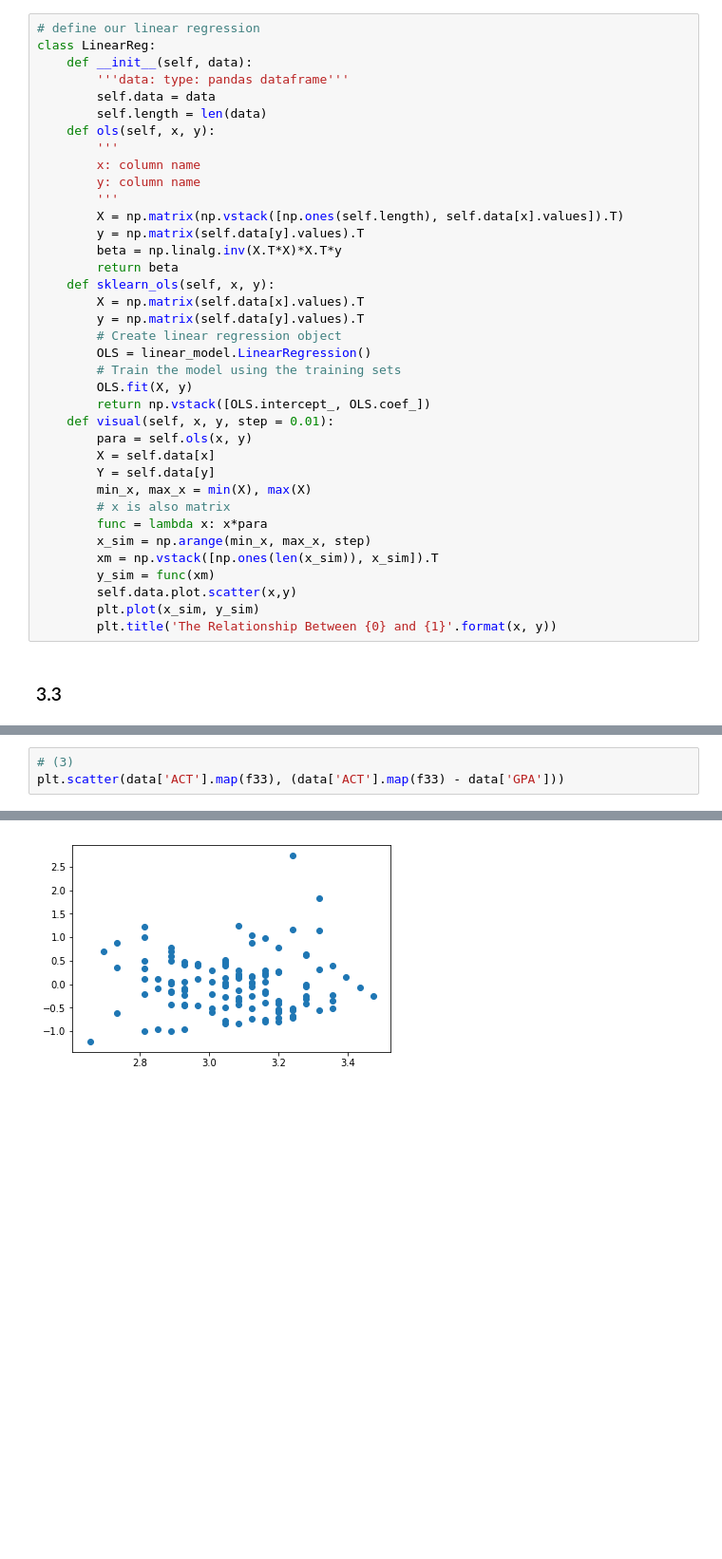
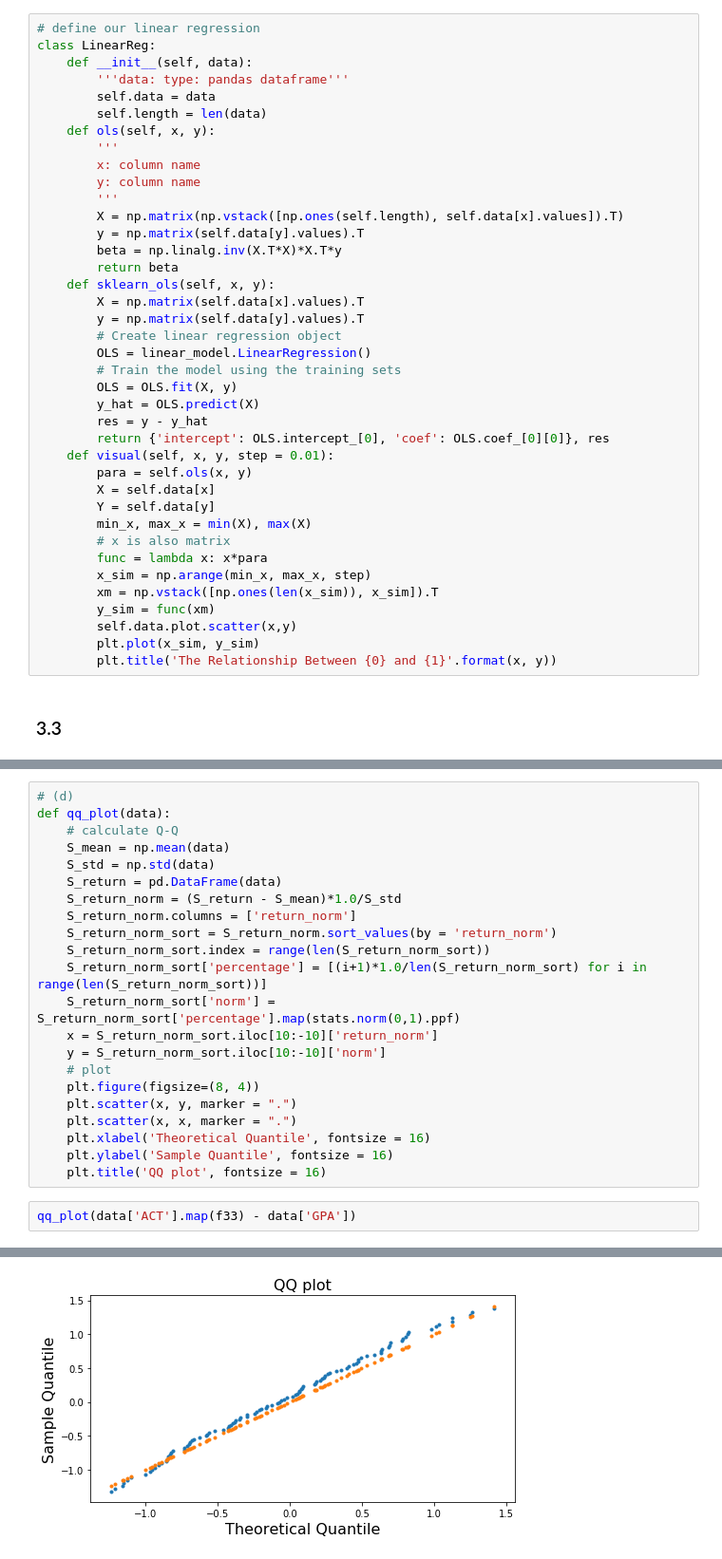
Before and after one commit to Quan-y/LinearReg_GR5206, a Jupyter notebook: HW4/HW4.ipynb, the cells around one changed output, grey strips where cells are left out. Shown: that part at 95% size. Saved outputs shown, nothing was run; the diff lists cells and outputs as text; blank space fills up the shorter version.

```diff
--- a/HW4/HW4.ipynb
+++ b/HW4/HW4.ipynb
@@ -29,8 +30,10 @@ class LinearReg:
         # Create linear regression object
         OLS = linear_model.LinearRegression()
         # Train the model using the training sets
-        OLS.fit(X, y)
-        return np.vstack([OLS.intercept_, OLS.coef_])
+        OLS = OLS.fit(X, y)
+        y_hat = OLS.predict(X)
+        res = y - y_hat
+        return {'intercept': OLS.intercept_[0], 'coef': OLS.coef_[0][0]}, res
     def visual(self, x, y, step = 0.01):
         para = self.ols(x, y)
         X = self.data[x]
@@ -72,4 +94,25 @@ The residual have equal variance
+# %%
+# (d)
+def qq_plot(data):
+    # calculate Q-Q
+    S_mean = np.mean(data)
+    S_std = np.std(data)
+    S_return = pd.DataFrame(data)
+    S_return_norm = (S_return - S_mean)*1.0/S_std
+    S_return_norm.columns = ['return_norm']
+    S_return_norm_sort = S_return_norm.sort_values(by = 'return_norm')
+    S_return_norm_sort.index = range(len(S_return_norm_sort))
+    S_return_norm_sort['percentage'] = [(i+1)*1.0/len(S_return_norm_sort) for i in range(len(S_return_norm_sort))]
+    S_return_norm_sort['norm'] = S_return_norm_sort['percentage'].map(stats.norm(0,1).ppf)
+    x = S_return_norm_sort.iloc[10:-10]['return_norm']
+    y = S_return_norm_sort.iloc[10:-10]['norm']
+    # plot
+    plt.figure(figsize=(8, 4))
+    plt.scatter(x, y, marker = ".")
+    plt.scatter(x, x, marker = ".")
+    plt.xlabel('Theoretical Quantile', fontsize = 16)
+    plt.ylabel('Sample Quantile', fontsize = 16)
+    plt.title('QQ plot', fontsize = 16)
 # %%
-# (3)
-plt.scatter(data['ACT'].map(f33), (data['ACT'].map(f33) - data['GPA']))
+qq_plot(data['ACT'].map(f33) - data['GPA'])
 # %% [output]
@@ -77 +119 @@ plt.scatter(data['ACT'].map(f33), (data['ACT'].map(f33) - data['GPA']))
-[figure, old version]
+[figure, new version]
```
Also changed, not shown: parts of 39 cells of this notebook, 6 other files.
